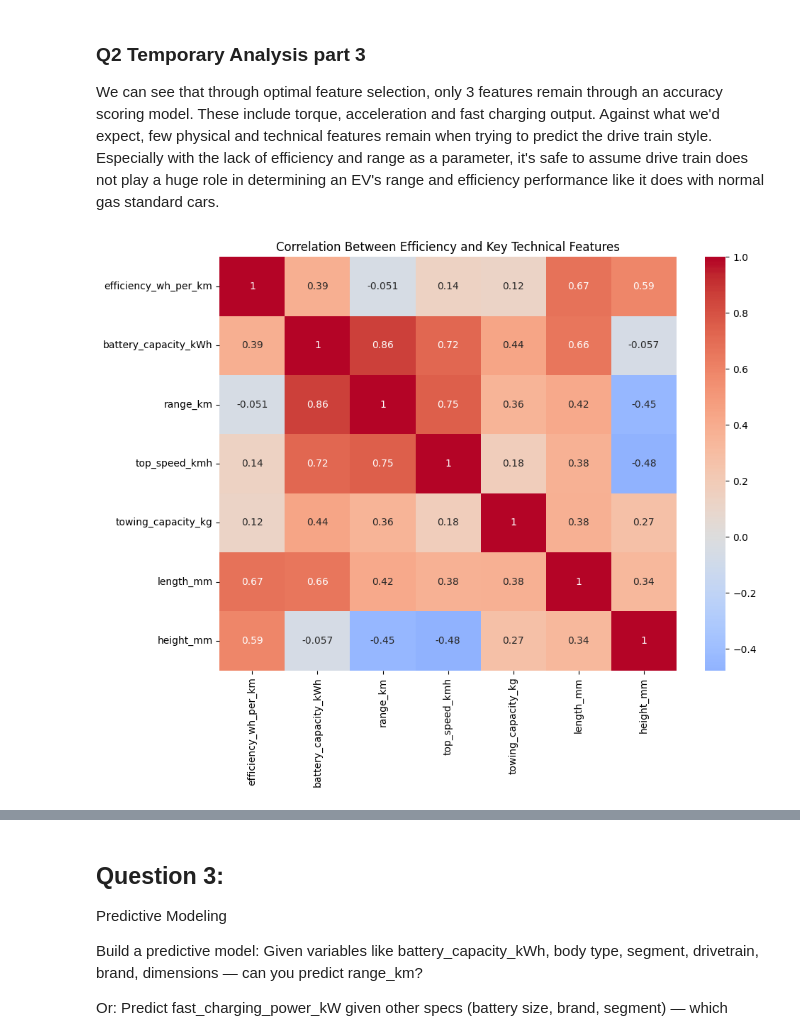
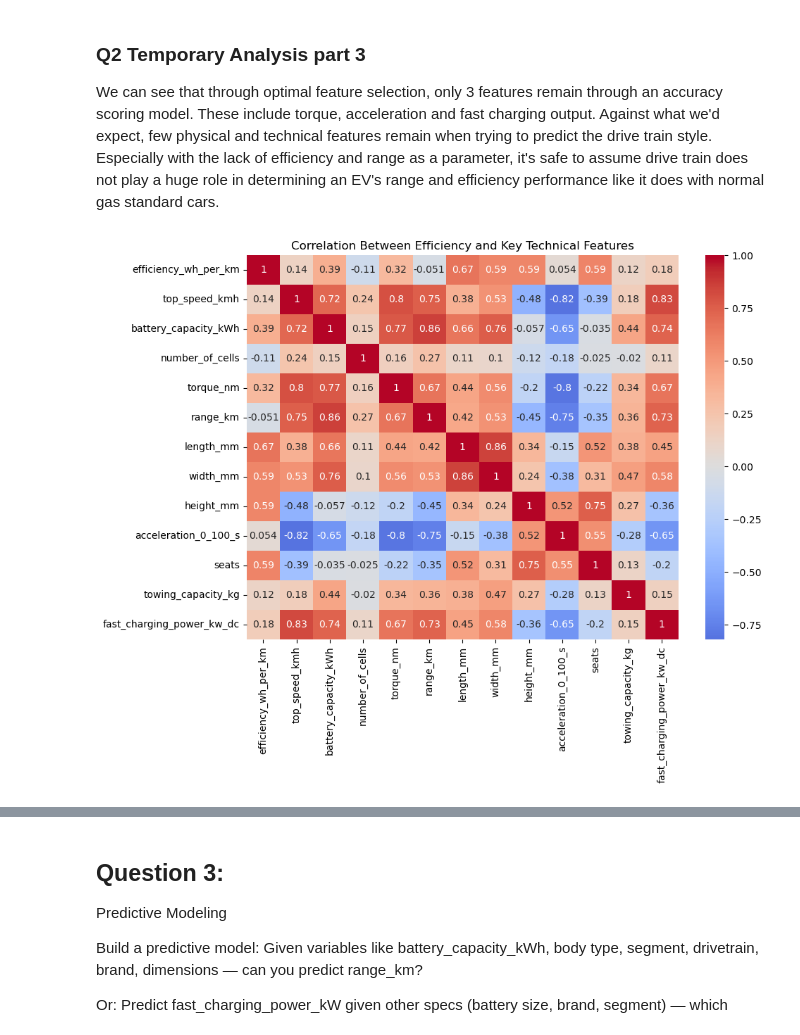
Before and after one commit to yprisma/imt574-group-project, a Jupyter notebook: imt_574_group_1_project.ipynb, the cells around one changed output, grey strips where cells are left out. Saved outputs shown, nothing was run; the diff lists cells and outputs as text; code cells hidden in the pictures.

Commit message:
Added all 12 features for feature selection
For q2, added all 12 features for feature selection and added a logistic regression heatmap

```diff
--- a/imt_574_group_1_project.ipynb
+++ b/imt_574_group_1_project.ipynb
@@ -414,12 +413,14 @@ Confusion Matrix:
 ### Q2 Temporary Analysis part 3
 We can see that through optimal feature selection, only 3 features remain through an accuracy scoring model. These include torque, acceleration and fast charging output. Against what we'd expect, few physical and technical features remain when trying to predict the drive train style. Especially with the lack of efficiency and range as a parameter, it's safe to assume drive train does not play a huge role in determining an EV's range and efficiency performance like it does with normal gas standard cars.
 # %%
+q2_selected_features = q2_selected_features.insert(0, 'efficiency_wh_per_km')
+
 plt.figure(figsize=(10, 8))
-sns.heatmap(df[['efficiency_wh_per_km', 'battery_capacity_kWh', 'range_km',
-                'top_speed_kmh', 'towing_capacity_kg', 'length_mm', 'height_mm']].corr(),
+
+sns.heatmap(df[q2_selected_features].corr(),
             annot=True, cmap='coolwarm', center=0)
 plt.title('Correlation Between Efficiency and Key Technical Features')
 plt.tight_layout()
 plt.show()
 # %% [output]
-[figure, old version]
+[figure, new version]
```
Also changed, not shown: parts of 11 cells of this notebook.
